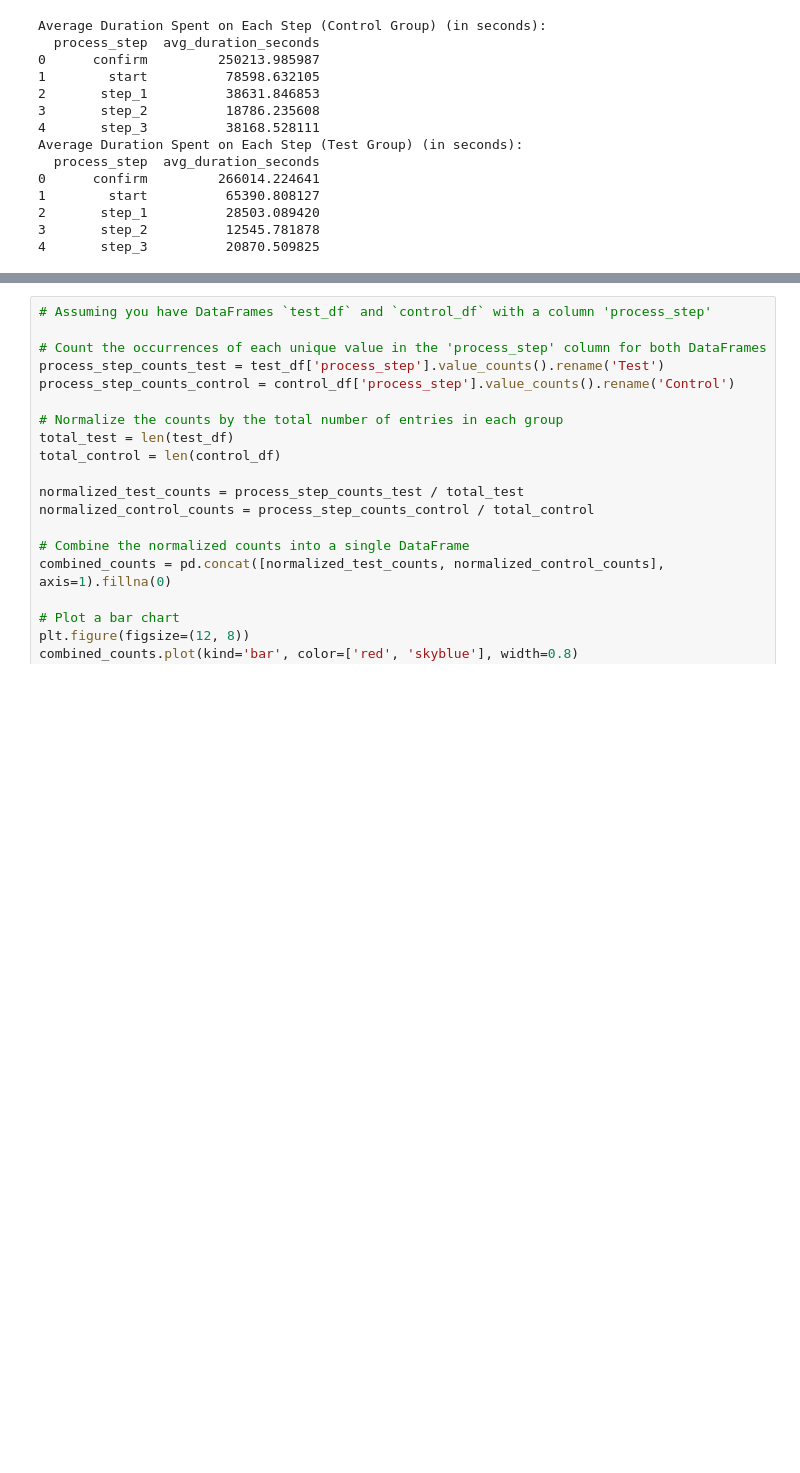
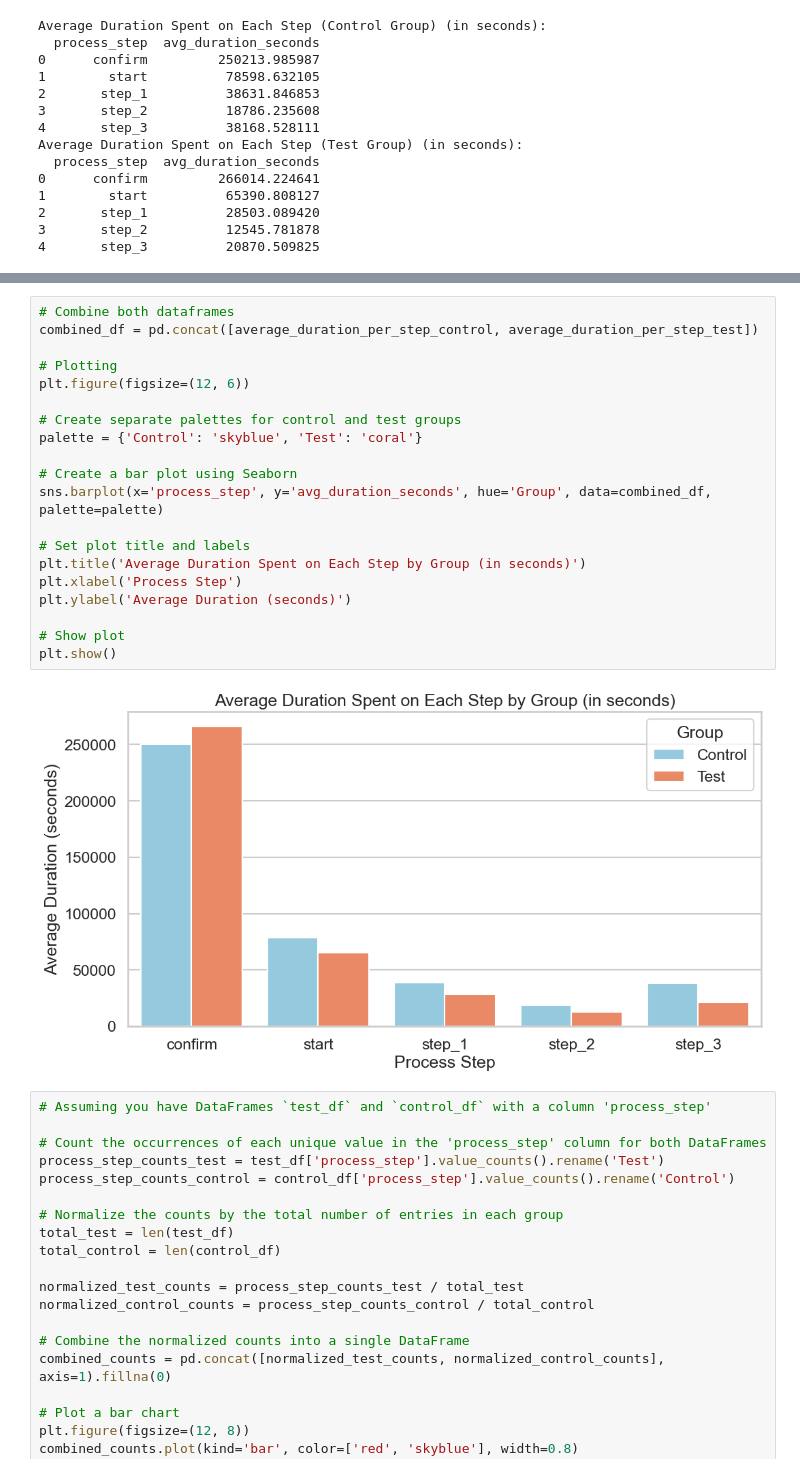
Before and after one commit to Josepdmo/PROJECT2, a Jupyter notebook: EXPLORATORY.ipynb, the cells around one changed output, grey strips where cells are left out. Saved outputs shown, nothing was run; the diff lists cells and outputs as text; blank space fills up the shorter version.

Commit message:
changed average duration spent graph

```diff
--- a/EXPLORATORY.ipynb
+++ b/EXPLORATORY.ipynb
@@ -920,3 +895,25 @@ plt.show()
+# %%
+# Combine both dataframes
+combined_df = pd.concat([average_duration_per_step_control, average_duration_per_step_test])
+
+# Plotting
+plt.figure(figsize=(12, 6))
+
+# Create separate palettes for control and test groups
+palette = {'Control': 'skyblue', 'Test': 'coral'}
+
+# Create a bar plot using Seaborn
+sns.barplot(x='process_step', y='avg_duration_seconds', hue='Group', data=combined_df, palette=palette)
+
+# Set plot title and labels
+plt.title('Average Duration Spent on Each Step by Group (in seconds)')
+plt.xlabel('Process Step')
+plt.ylabel('Average Duration (seconds)')
+
+# Show plot
+plt.show()
+# %% [output]
+[figure, added]
 # %%
 # Assuming you have DataFrames `test_df` and `control_df` with a column 'process_step'
 
```
Also changed, not shown: parts of 2 cells of this notebook.
